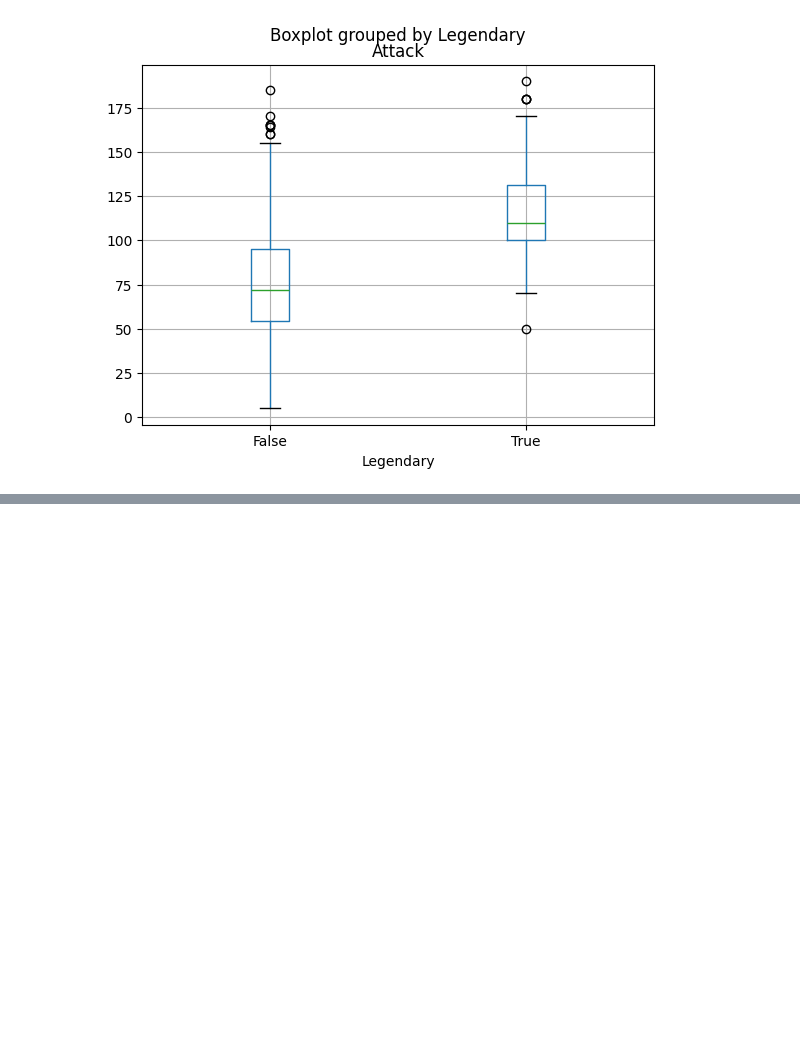
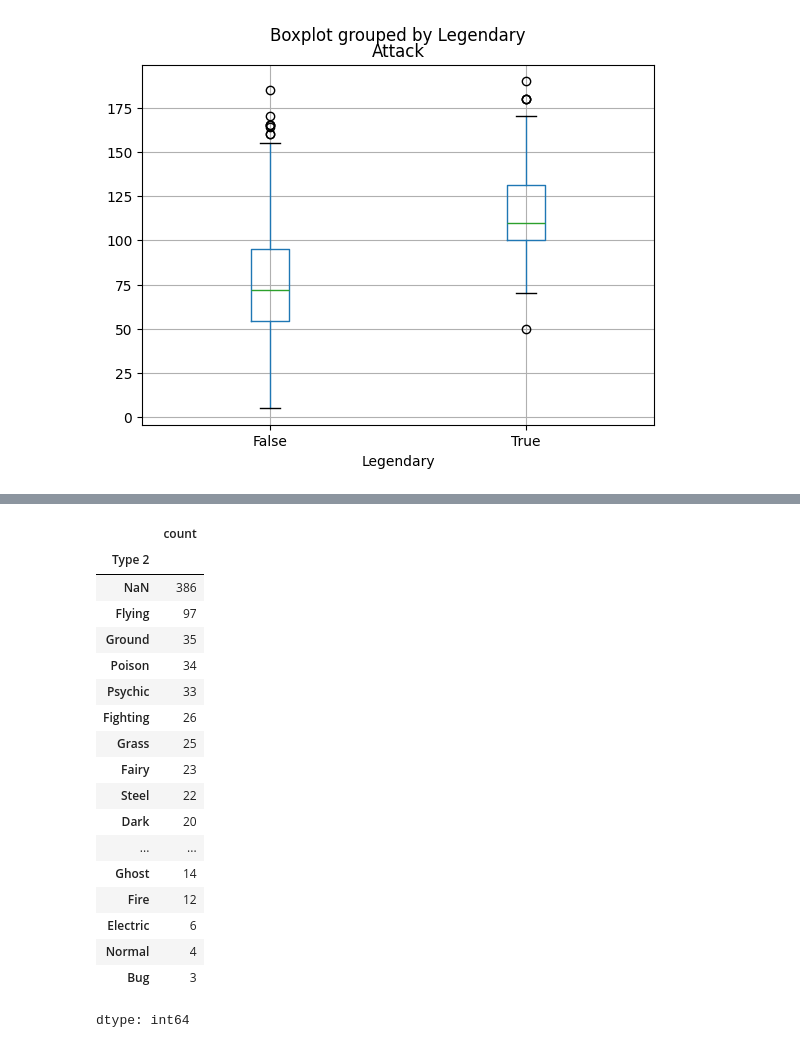
Before and after one commit to hamyhhmit-create/Data-ScienceTutorial, a Jupyter notebook: DS/Cleaning_Data/Diagnose_Data_for_Cleaning.ipynb, the cells around one changed output, grey strips where cells are left out. Saved outputs shown, nothing was run; the diff lists cells and outputs as text; code cells hidden in the pictures; blank space fills up the shorter version.

```diff
--- a/DS/Cleaning_Data/Diagnose_Data_for_Cleaning.ipynb
+++ b/DS/Cleaning_Data/Diagnose_Data_for_Cleaning.ipynb
@@ -135,0 +258,3 @@ data.boxplot(column='Attack',by = 'Legendary')
+# %%
+data['Type 1'] = data['Type 1'].astype('category')
+data['Speed'] = data['Speed'].astype('float')
@@ -135,0 +302,22 @@ data.boxplot(column='Attack',by = 'Legendary')
+# %%
+data["Type 2"].value_counts(dropna =False)
+# %% [output]
+|  | count |
+| Type 2 |  |
+| NaN | 386 |
+| Flying | 97 |
+| Ground | 35 |
+| Poison | 34 |
+| Psychic | 33 |
+| Fighting | 26 |
+| Grass | 25 |
+| Fairy | 23 |
+| Steel | 22 |
+| Dark | 20 |
+| ... | ... |
+| Ghost | 14 |
+| Fire | 12 |
+| Electric | 6 |
+| Normal | 4 |
+| Bug | 3 |
+dtype: int64
```
Also changed, not shown: parts of 20 cells of this notebook.
